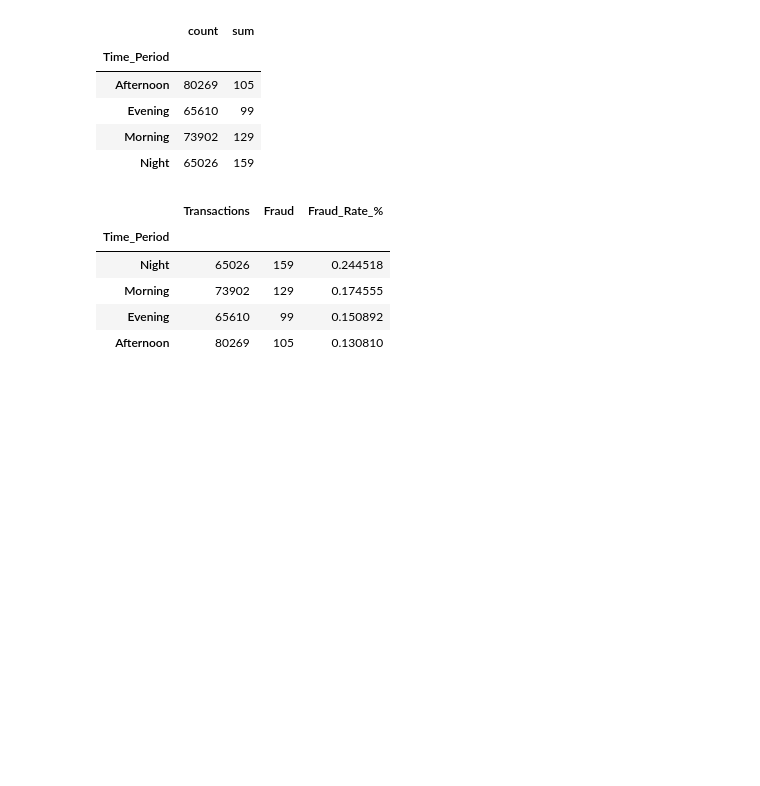
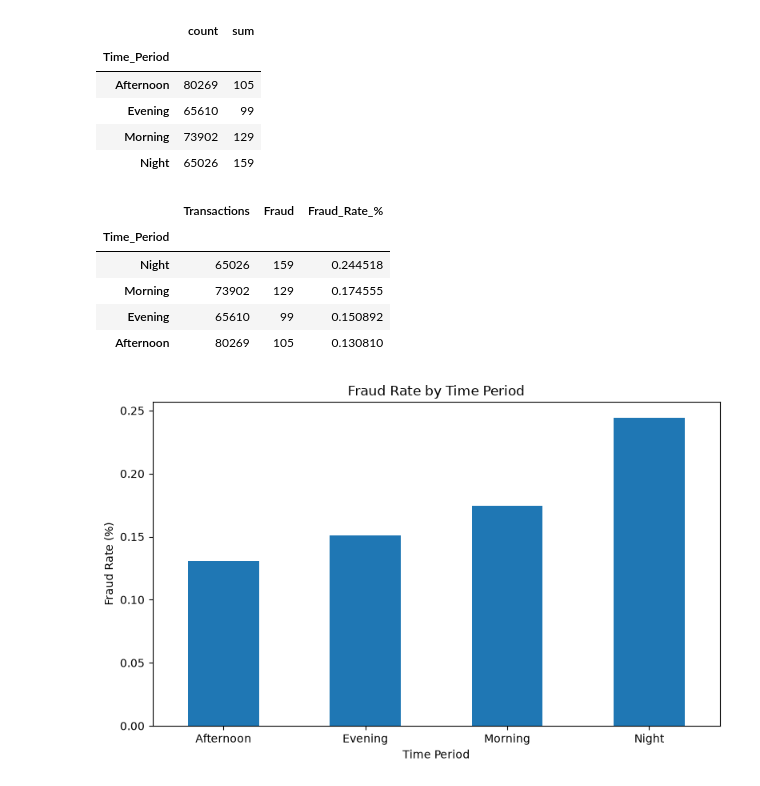
Before and after one commit to 9009594/real-time-financial-fraud-detection, a Jupyter notebook: notebooks/01_data_understanding.ipynb, the cells around one changed output. Cells and saved outputs as stored; diff of their text form; code cells hidden in the pictures; blank space fills up the shorter version.

Commit message:
Analyze fraud rate by time period

```diff
--- a/notebooks/01_data_understanding.ipynb
+++ b/notebooks/01_data_understanding.ipynb
@@ -645,3 +645,19 @@ time_fraud_rate.sort_values("Fraud_Rate_%", ascending=False)
 | Morning | 73902 | 129 | 0.174555 |
 | Evening | 65610 | 99 | 0.150892 |
 | Afternoon | 80269 | 105 | 0.130810 |
+# %%
+import matplotlib.pyplot as plt
+
+time_fraud_rate["Fraud_Rate_%"].plot(
+    kind="bar",
+    figsize=(8, 5)
+)
+
+plt.title("Fraud Rate by Time Period")
+plt.xlabel("Time Period")
+plt.ylabel("Fraud Rate (%)")
+plt.xticks(rotation=0)
+plt.tight_layout()
+plt.show()
+# %% [output]
+[figure, added]
```
Also changed, not shown: parts of 1 cell of this notebook.
